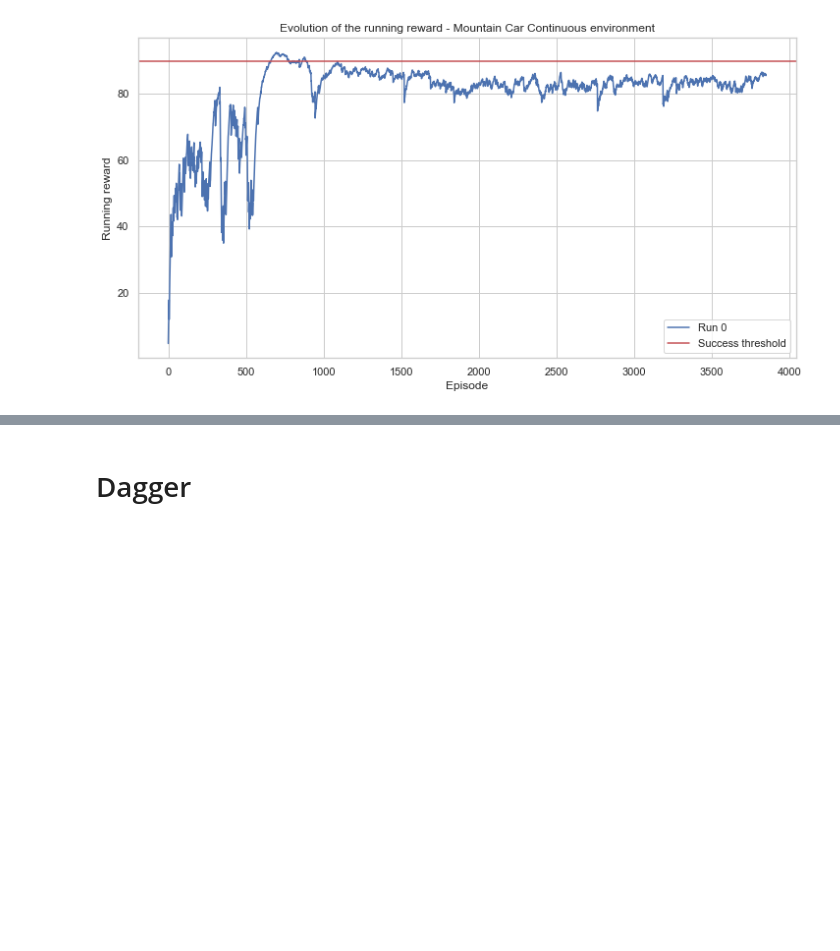
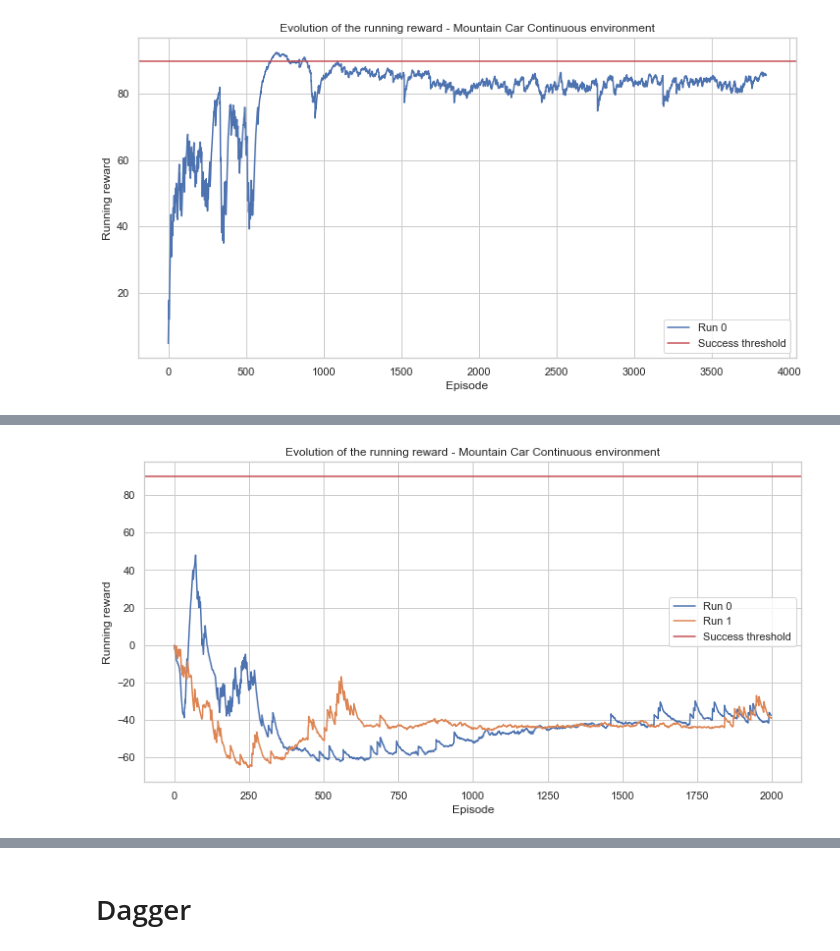
Before and after one commit to bonaert/explainable_rl, a Jupyter notebook: notebooks/Performance.ipynb, the cells around one changed output, grey strips where cells are left out. Drawn from its saved outputs; the diff is of its cells as text; code cells hidden in the pictures; blank space fills up the shorter version.

```diff
--- a/notebooks/Performance.ipynb
+++ b/notebooks/Performance.ipynb
@@ -113,0 +179,9 @@ make_running_rewards_plot(
+# %%
+make_running_rewards_plot(
+    mountain_car_no_teacher_event_files,
+    env_name='Mountain Car Continuous',
+    reward_threshold=90,
+    algorithm = 'HacGeneralWithoutTeacher',
+)
+# %% [output]
+[figure, added]
```
Also changed, not shown: parts of 9 cells of this notebook, 2 other files.
